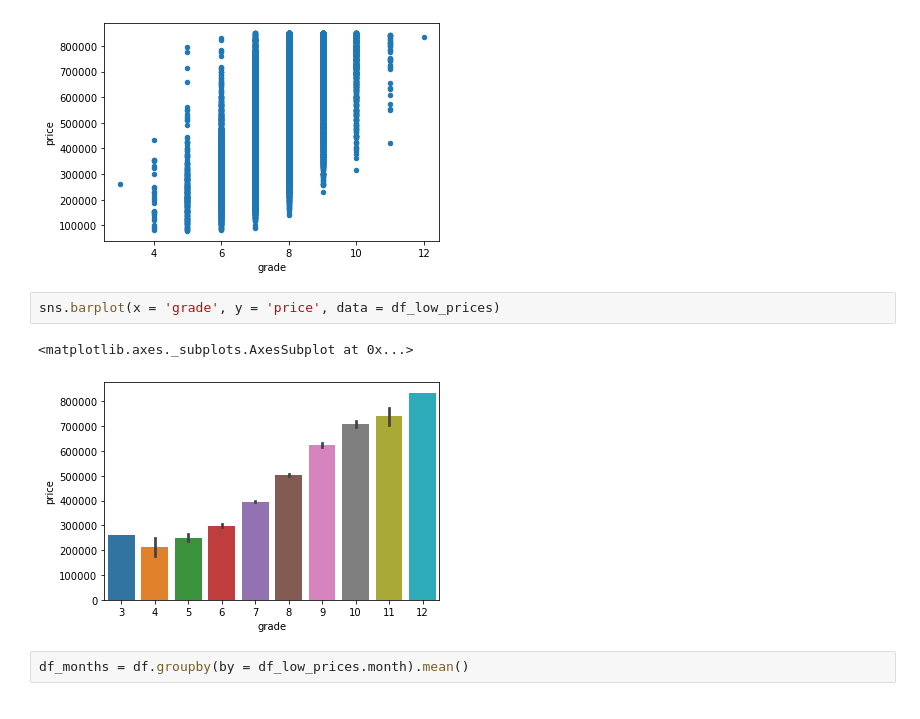
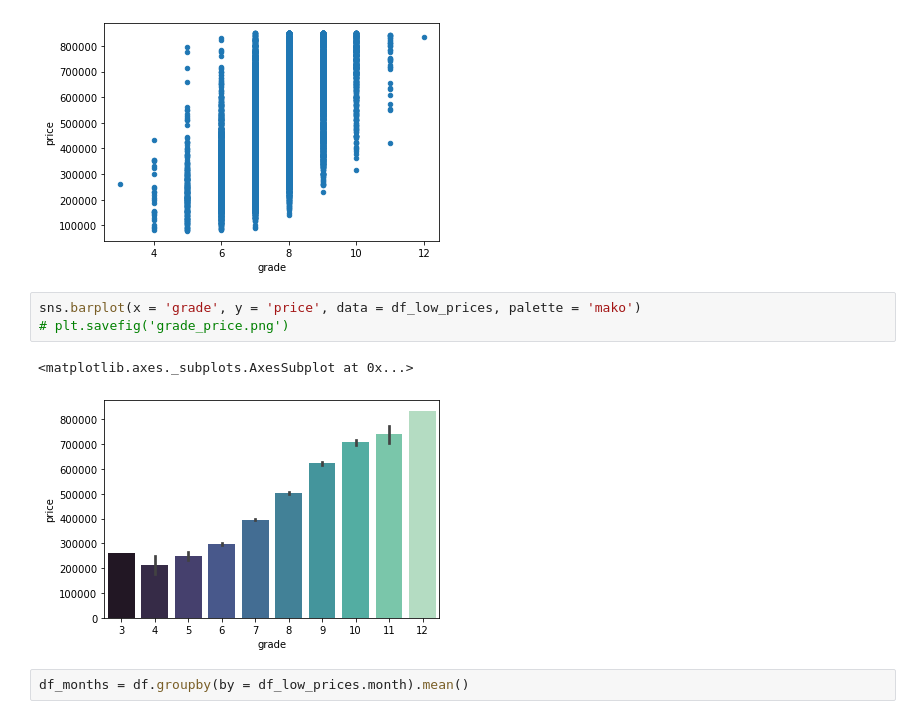
Before and after one commit to Aper012/dsc-phase-2-project, a Jupyter notebook: Project2.ipynb, the cells around one changed output. Saved outputs shown, nothing was run; the diff lists cells and outputs as text.

```diff
--- a/Project2.ipynb
+++ b/Project2.ipynb
@@ -292,10 +292,11 @@ df_low_prices.plot.scatter(x = 'grade', y = 'price')
 <matplotlib.axes._subplots.AxesSubplot at 0x...>
 [figure]
 # %%
-sns.barplot(x = 'grade', y = 'price', data = df_low_prices)
+sns.barplot(x = 'grade', y = 'price', data = df_low_prices, palette = 'mako')
+# plt.savefig('grade_price.png')
 # %% [output]
 <matplotlib.axes._subplots.AxesSubplot at 0x...>
-[figure, old version]
+[figure, new version]
 # %%
 df_months = df.groupby(by = df_low_prices.month).mean()
 # %%
```
Also changed, not shown: parts of 30 cells of this notebook, 7 other files.
